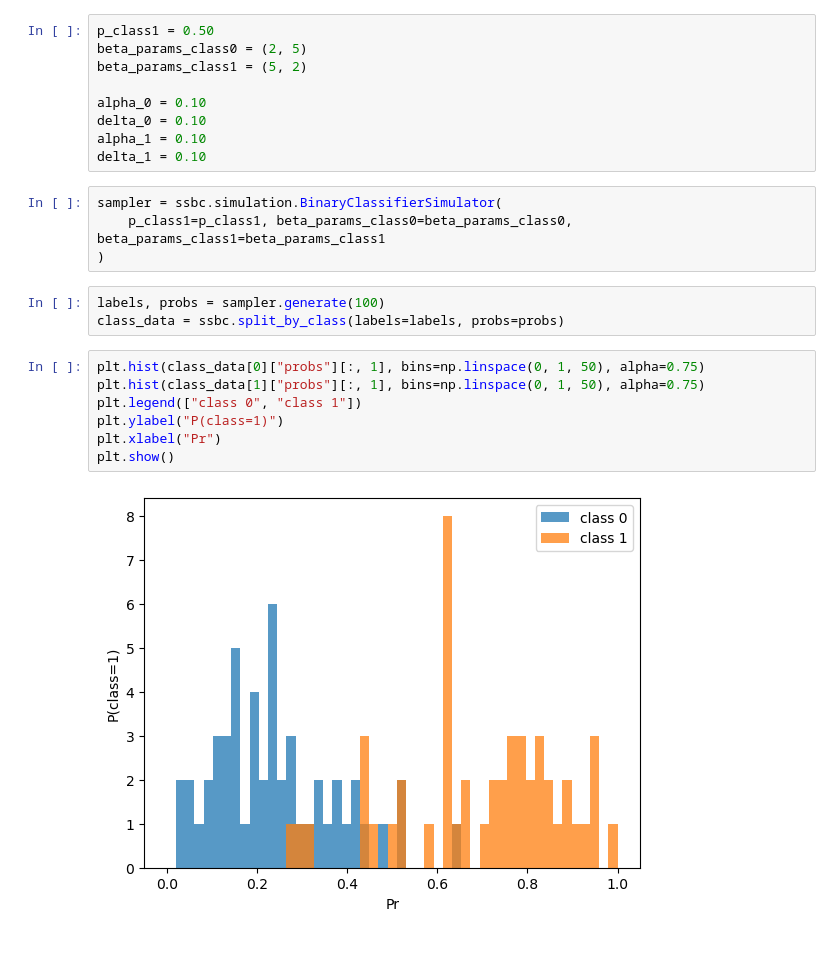
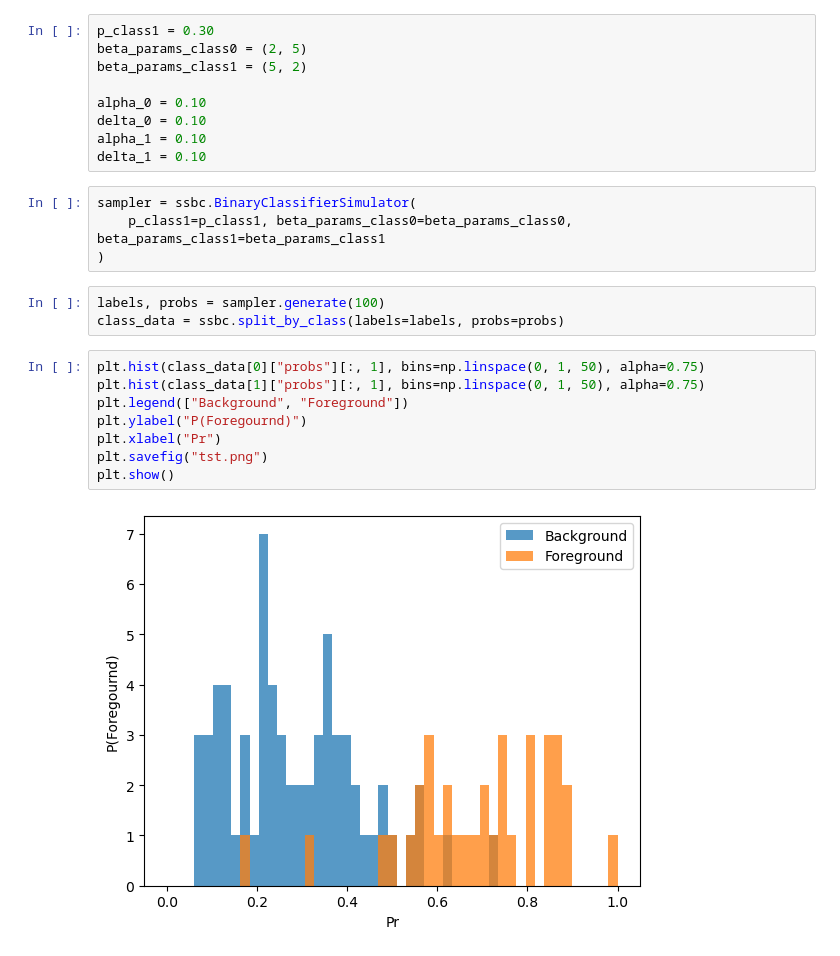
Before and after one commit to phzwart/ssbc, a Jupyter notebook: examples/operational_guarantees_2.ipynb, the cells around one changed output. Cells and saved outputs as stored; diff of their text form.

```diff
--- a/examples/operational_guarantees_2.ipynb
+++ b/examples/operational_guarantees_2.ipynb
@@ -4,7 +4,7 @@ import numpy as np
 
 import ssbc
 # %%
-p_class1 = 0.50
+p_class1 = 0.30
 beta_params_class0 = (2, 5)
 beta_params_class1 = (5, 2)
 
@@ -13,7 +13,7 @@ delta_0 = 0.10
 alpha_1 = 0.10
 delta_1 = 0.10
 # %%
-sampler = ssbc.simulation.BinaryClassifierSimulator(
+sampler = ssbc.BinaryClassifierSimulator(
     p_class1=p_class1, beta_params_class0=beta_params_class0, beta_params_class1=beta_params_class1
 )
 # %%
@@ -22,12 +22,13 @@ class_data = ssbc.split_by_class(labels=labels, probs=probs)
 # %%
 plt.hist(class_data[0]["probs"][:, 1], bins=np.linspace(0, 1, 50), alpha=0.75)
 plt.hist(class_data[1]["probs"][:, 1], bins=np.linspace(0, 1, 50), alpha=0.75)
-plt.legend(["class 0", "class 1"])
-plt.ylabel("P(class=1)")
+plt.legend(["Background", "Foreground"])
+plt.ylabel("P(Foregournd)")
 plt.xlabel("Pr")
+plt.savefig("tst.png")
 plt.show()
 # %% [output]
-[figure, old version]
+[figure, new version]
 # %%
 # Validation with Corrected Simplified Bounds
 import matplotlib.pyplot as plt
```
Also changed, not shown: parts of 2 cells of this notebook, 30 other files.
